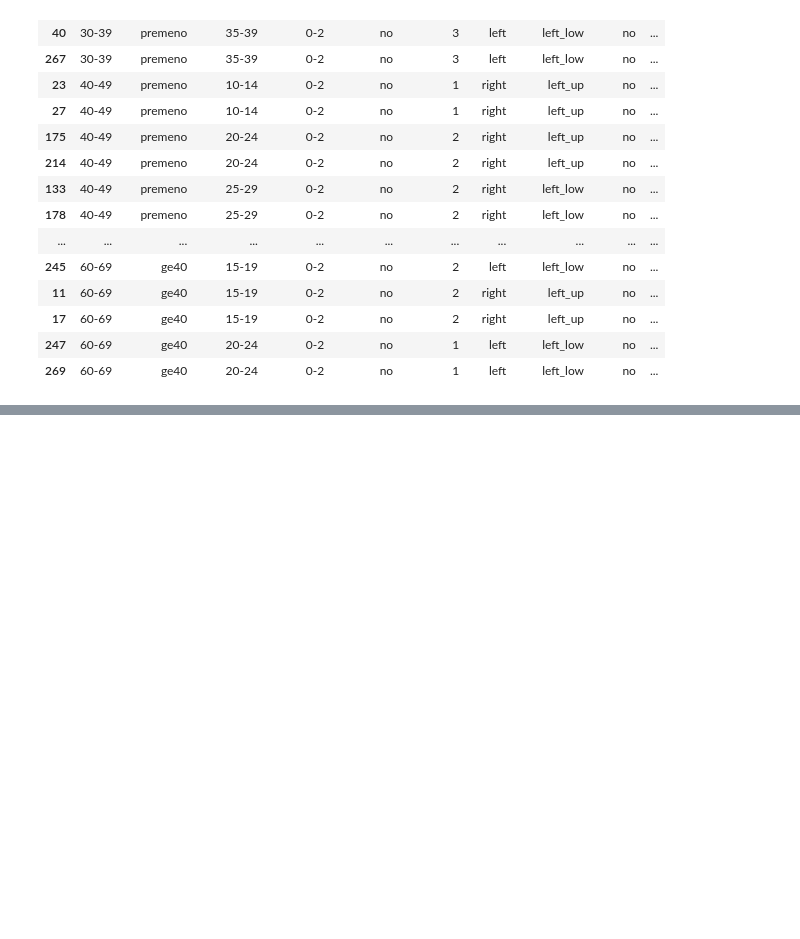
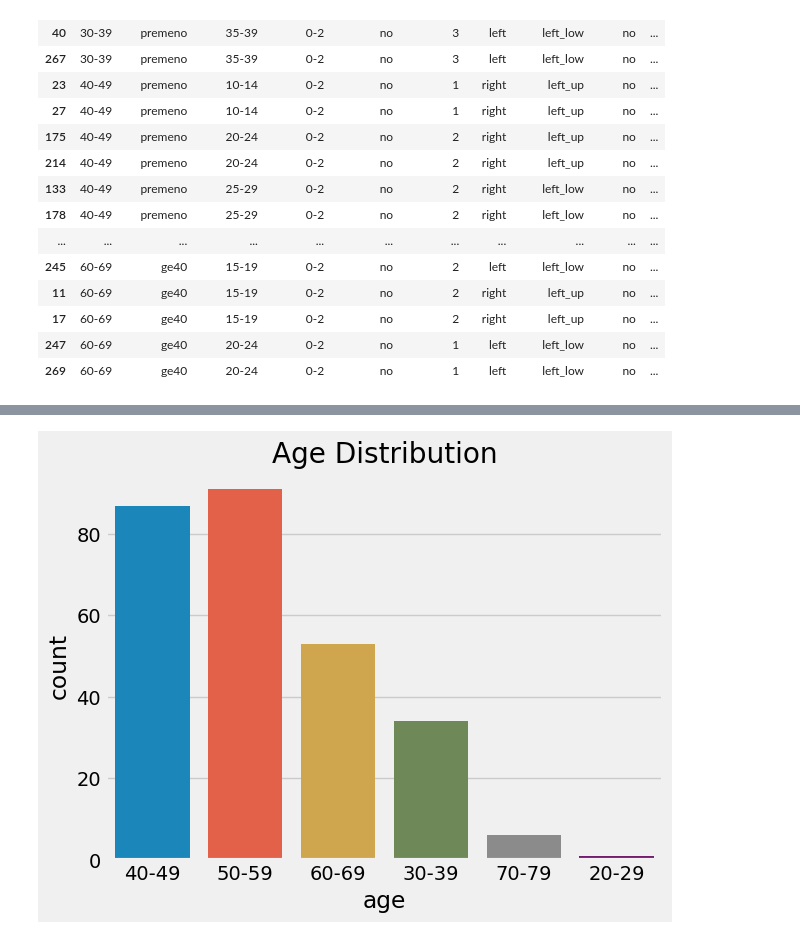
Before and after one commit to josephgitau/September-intake, a Jupyter notebook: EDA.ipynb, the cells around one changed output, grey strips where cells are left out. Cells and saved outputs as stored; diff of their text form; code cells hidden in the pictures; blank space fills up the shorter version.

```diff
--- a/EDA.ipynb
+++ b/EDA.ipynb
@@ -183,0 +192,10 @@ df = df.drop_duplicates()
+# %%
+# setup your plot style
+plt.style.use('fivethirtyeight')
+# %%
+# create a countplot for the age column
+sns.countplot(data=df, x='age')
+plt.title('Age Distribution')
+plt.show()
+# %% [output]
+[figure, added]
```
Also changed, not shown: parts of 13 cells of this notebook.
